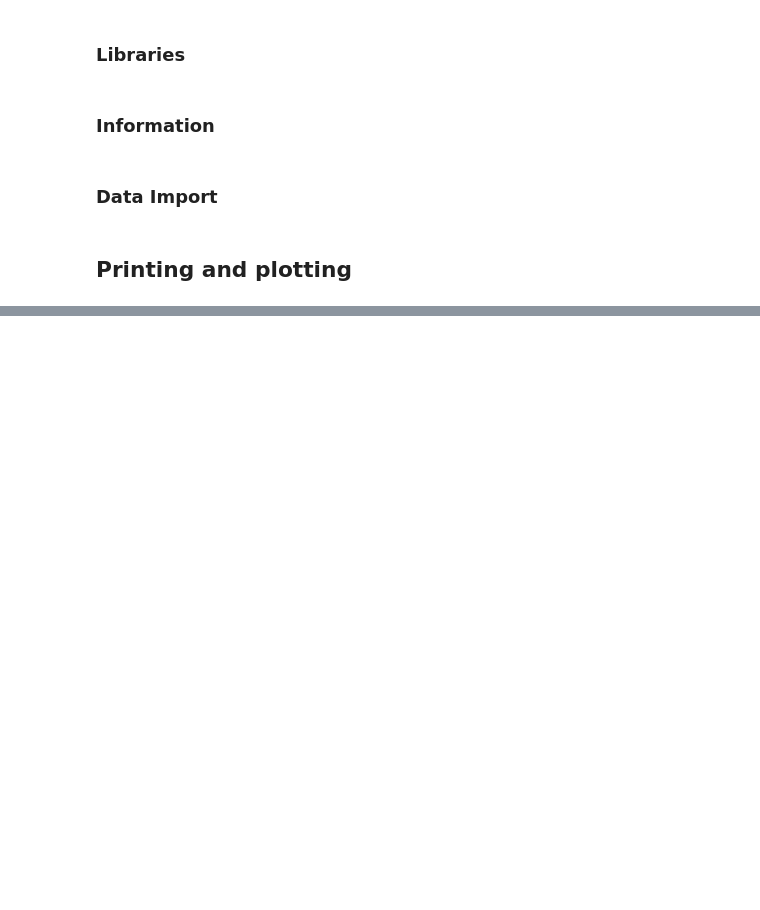
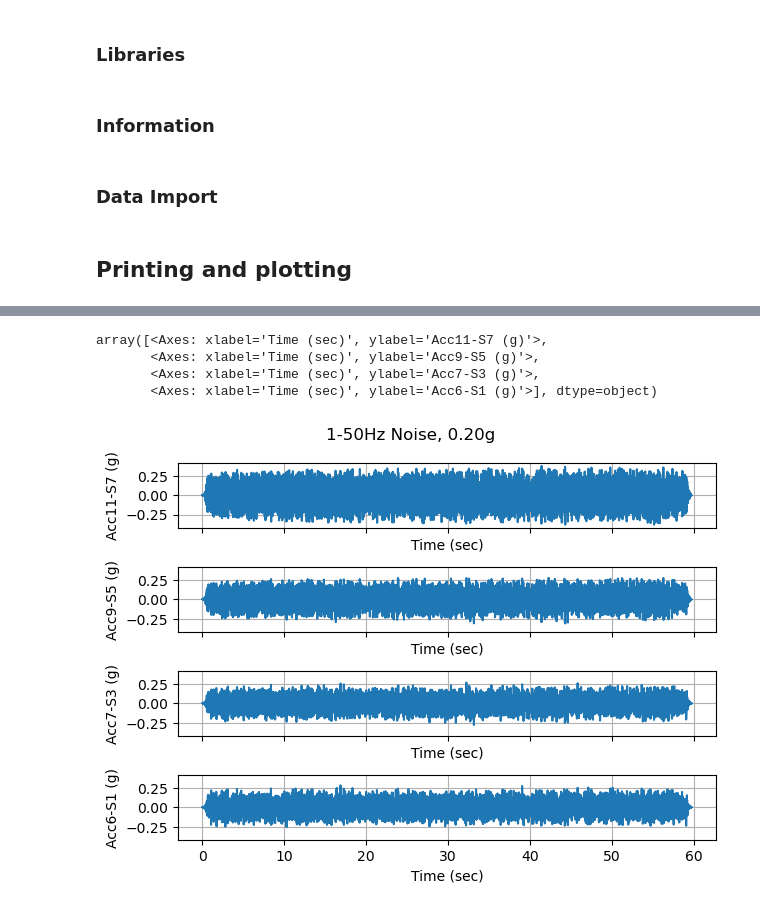
Before and after one commit to dkaramitros/pyDySP, a Jupyter notebook: example_equals.ipynb, the cells around one changed output, grey strips where cells are left out. Drawn from its saved outputs; the diff is of its cells as text; code cells hidden in the pictures; blank space fills up the shorter version.

```diff
--- a/example_equals.ipynb
+++ b/example_equals.ipynb
@@ -150,0 +125,8 @@ Text(0, 0.5, 'Sand (300,682)')
+# %%
+test[1].plot_timehistories(channels=[13,11,9,8], columns=1)
+# %% [output]
+array([<Axes: xlabel='Time (sec)', ylabel='Acc11-S7 (g)'>,
+       <Axes: xlabel='Time (sec)', ylabel='Acc9-S5 (g)'>,
+       <Axes: xlabel='Time (sec)', ylabel='Acc7-S3 (g)'>,
+       <Axes: xlabel='Time (sec)', ylabel='Acc6-S1 (g)'>], dtype=object)
+[figure, added]
```
Also changed, not shown: parts of 8 cells of this notebook, 1 other file.
